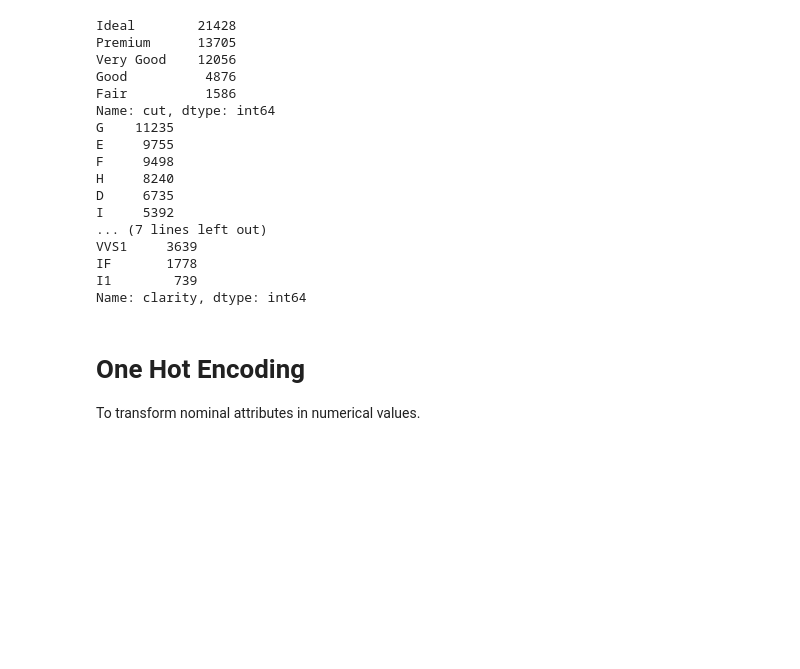
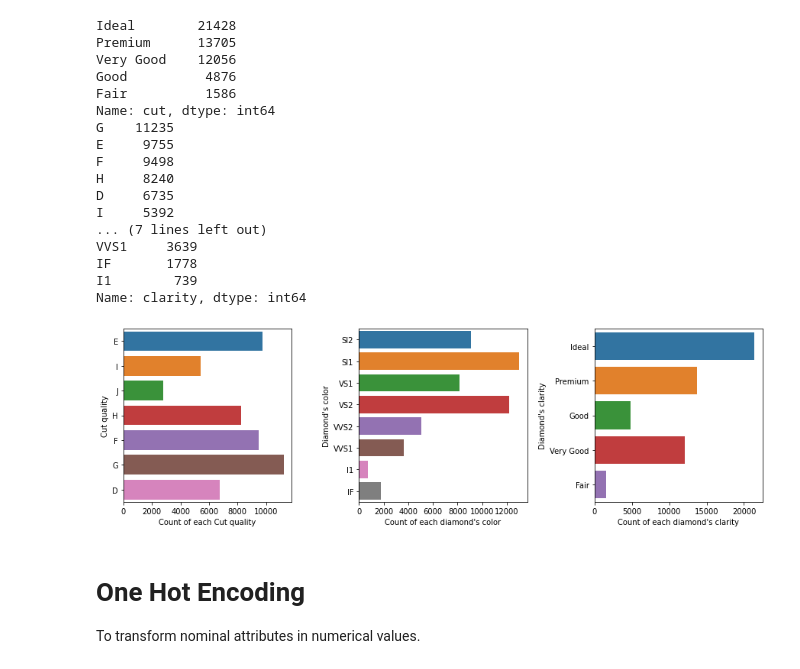
Before and after one commit to thaisratis/Machine_Learning, a Jupyter notebook: Data_Preprocessing.ipynb, the cells around one changed output. Saved outputs shown, nothing was run; the diff lists cells and outputs as text; code cells hidden in the pictures; blank space fills up the shorter version.

Commit message:
update data_preprocessing

```diff
--- a/Data_Preprocessing.ipynb
+++ b/Data_Preprocessing.ipynb
@@ -220,6 +221,27 @@ VVS1     3639
 IF       1778
 I1        739
 Name: clarity, dtype: int64
+# %%
+fig = plt.figure(figsize=(15,10))
+fig.subplots_adjust(hspace=0.4, wspace=0.4)
+
+plot1 = plt.subplot(2, 3, 1)
+sns.countplot(y=df.color ,data=df)
+plt.xlabel("Count of each Cut quality")
+plt.ylabel("Cut quality")
+
+plot2 = plt.subplot(2, 3, 2)
+sns.countplot(y=df.clarity ,data=df)
+plt.xlabel("Count of each diamond's color")
+plt.ylabel("Diamond's color")
+
+plot3 = plt.subplot(2, 3, 3)
+sns.countplot(y=df.cut ,data=df)
+plt.xlabel("Count of each diamond's clarity")
+plt.ylabel("Diamond's clarity")
+plt.show()
+# %% [output]
+[figure, added]
 # %% [markdown]
 # One Hot Encoding
 
```
Also changed, not shown: parts of 5 cells of this notebook.
